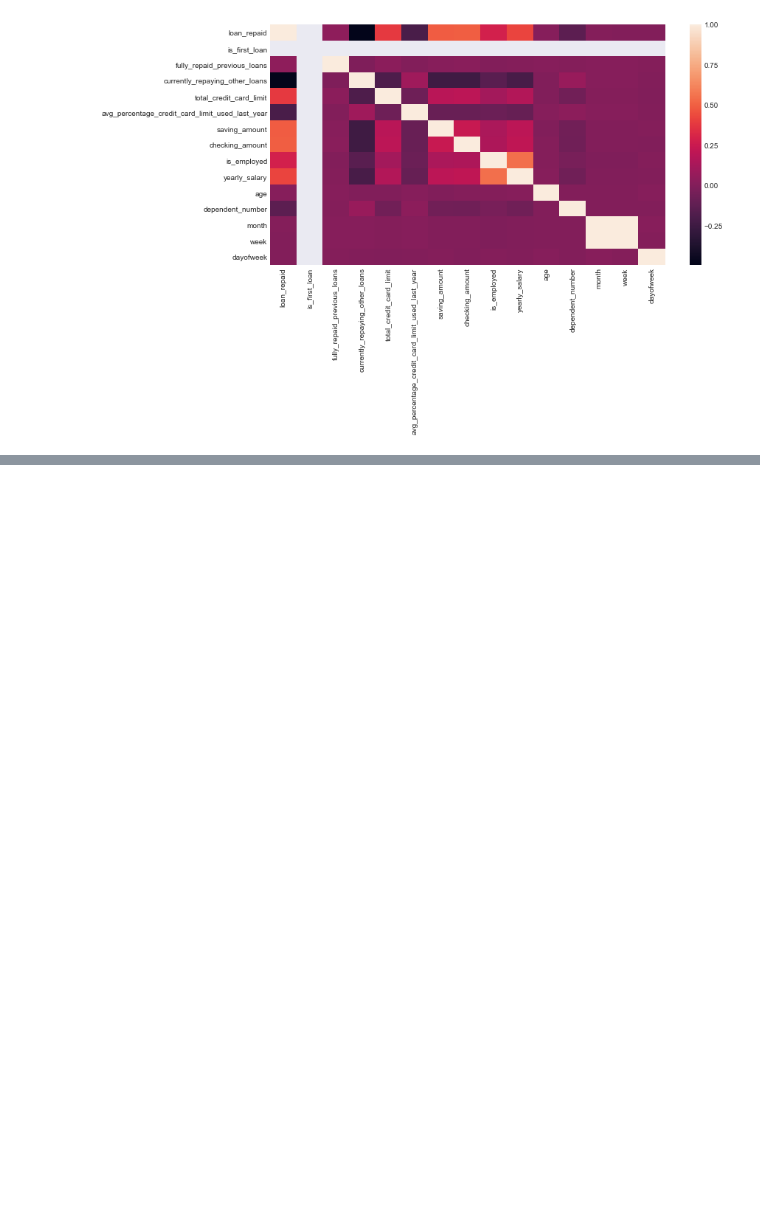
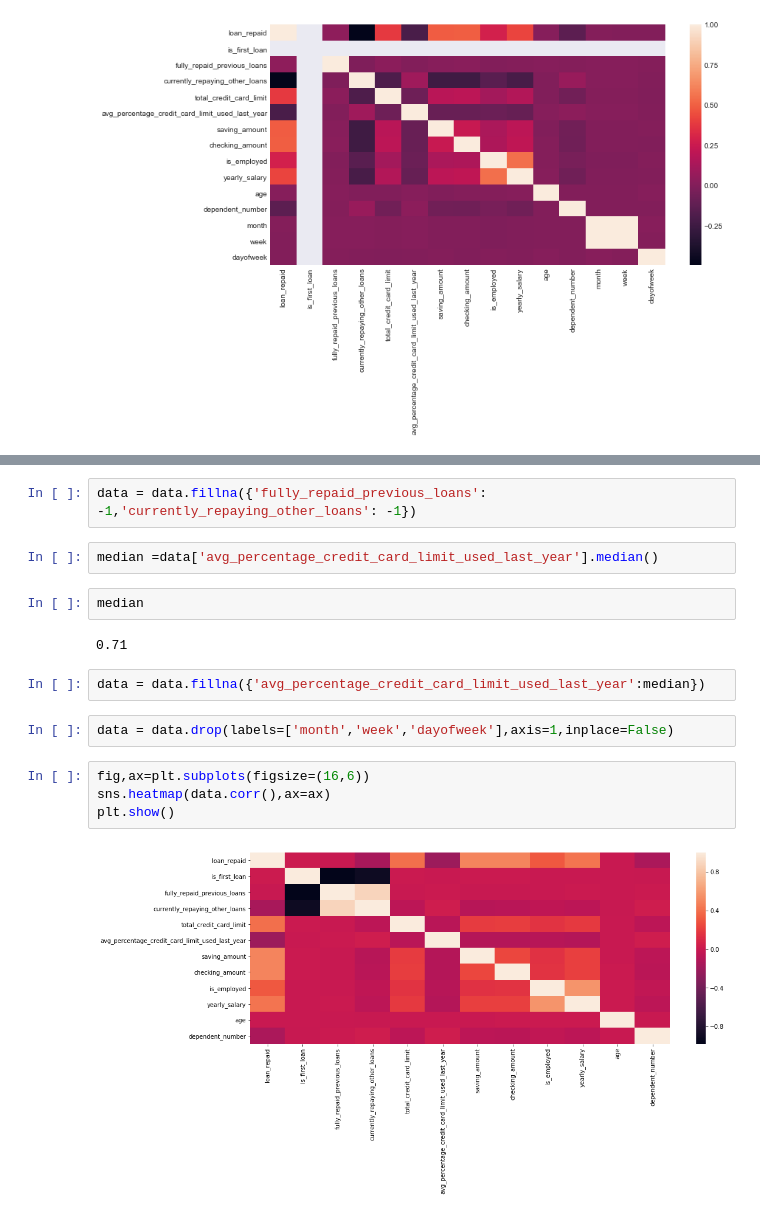
Before and after one commit to Daniel1020/TakeHomeChallenges, a Jupyter notebook: 10 Loan Granting Analysis.ipynb, the cells around one changed output, grey strips where cells are left out. Drawn from its saved outputs; the diff is of its cells as text; blank space fills up the shorter version.

Commit message:
Loan Granting Analysis
Loan Granting Analysis

```diff
--- a/10 Loan Granting Analysis.ipynb
+++ b/10 Loan Granting Analysis.ipynb
@@ -230,0 +240,18 @@ data.head()
+# %%
+data = data.fillna({'fully_repaid_previous_loans': -1,'currently_repaying_other_loans': -1})
+# %%
+median =data['avg_percentage_credit_card_limit_used_last_year'].median()
+# %%
+median
+# %% [output]
+0.71
+# %%
+data = data.fillna({'avg_percentage_credit_card_limit_used_last_year':median})
+# %%
+data = data.drop(labels=['month','week','dayofweek'],axis=1,inplace=False)
+# %%
+fig,ax=plt.subplots(figsize=(16,6))
+sns.heatmap(data.corr(),ax=ax)
+plt.show()
+# %% [output]
+[figure, added]
```
Also changed, not shown: parts of 10 cells of this notebook.
